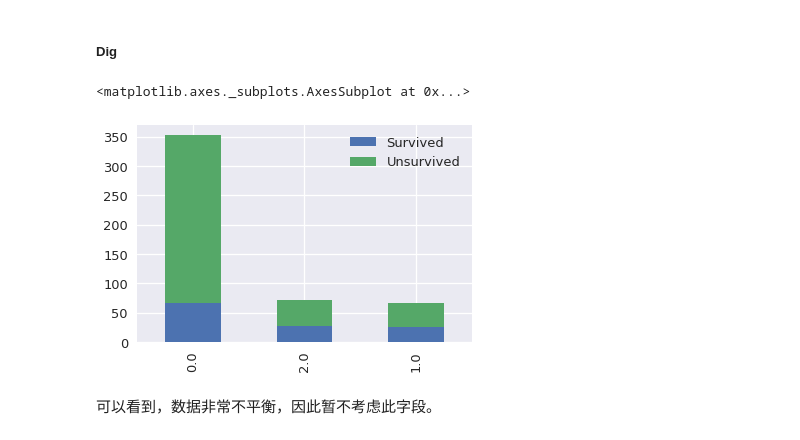
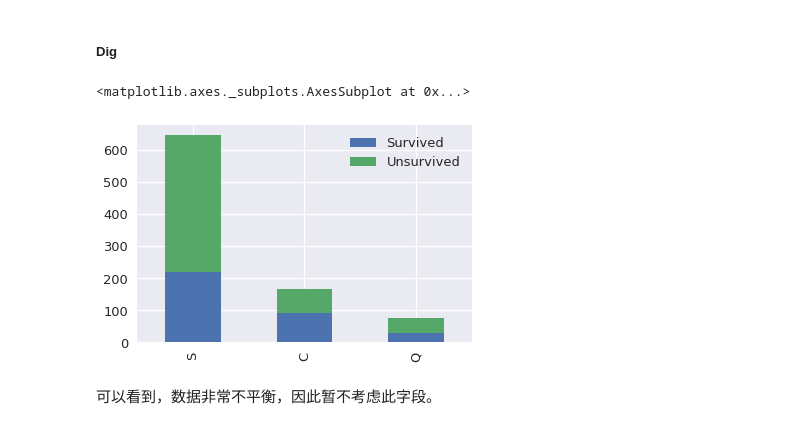
Before and after one commit to NemoHoHaloAi/Competition, a Jupyter notebook: Titanic/titanic-xgboost.ipynb, the cells around one changed output. Cells and saved outputs as stored; diff of their text form; code cells hidden in the pictures.

```diff
--- a/Titanic/titanic-xgboost.ipynb
+++ b/Titanic/titanic-xgboost.ipynb
@@ -488,8 +447,8 @@ Fare corr with Survived:0.299356824981
 # %% [markdown]
 ##### new
-# %%
-train_data['Fare_x'] = train_data.Fare.apply(lambda f:0 if f<=quantile_25 else (1 if f<=quantile_50 else (2 if f<=quantile_75 else 3)))
-test_data['Fare_x'] = test_data.Fare.apply(lambda f:0 if f<=quantile_25 else (1 if f<=quantile_50 else (2 if f<=quantile_75 else 3)))
+# %%
+train_data['Fare_x'] = pd.qcut(train_data['Fare'], 4)
+test_data['Fare_x'] = pd.qcut(test_data['Fare'], 4)
 # %% [markdown]
 #### Cabin
 
@@ -521,21 +480,22 @@ test_data['Has_cabin'] = test_data.Cabin.apply(lambda c:0 if pd.isnull(c) else 1
 # %% [markdown]
 ##### Full
 # %%
-train_data.Embarked.fillna(0, inplace=True)
-test_data.Embarked.fillna(0, inplace=True)
+# 使用数量最多的S填充
+train_data.Embarked.fillna('S', inplace=True)
+test_data.Embarked.fillna('S', inplace=True)
 # %% [markdown]
 ##### Dig
 # %%
-embarked_data = train_data[['Embarked','Pclass','Survived']].copy()
+embarked_data = train_data[['Embarked', 'Survived']].copy()
 # %%
-Survived_0 = embarked_data.Embarked[embarked_data.Pclass==3][embarked_data.Survived==0].value_counts()
-Survived_1 = embarked_data.Embarked[embarked_data.Pclass==3][embarked_data.Survived==1].value_counts()
+Survived_0 = embarked_data.Embarked[embarked_data.Survived==0].value_counts()
+Survived_1 = embarked_data.Embarked[embarked_data.Survived==1].value_counts()
 df=pd.DataFrame({u'Survived':Survived_1,
                  u'Unsurvived':Survived_0,})
 df.plot(kind='bar', stacked=True)
 # %% [output]
 <matplotlib.axes._subplots.AxesSubplot at 0x...>
-[figure, old version]
+[figure, new version]
 # %% [markdown]
 可以看到，数据非常不平衡，因此暂不考虑此字段。
 # %% [markdown]
```
Also changed, not shown: parts of 86 cells of this notebook, 1 other file.
